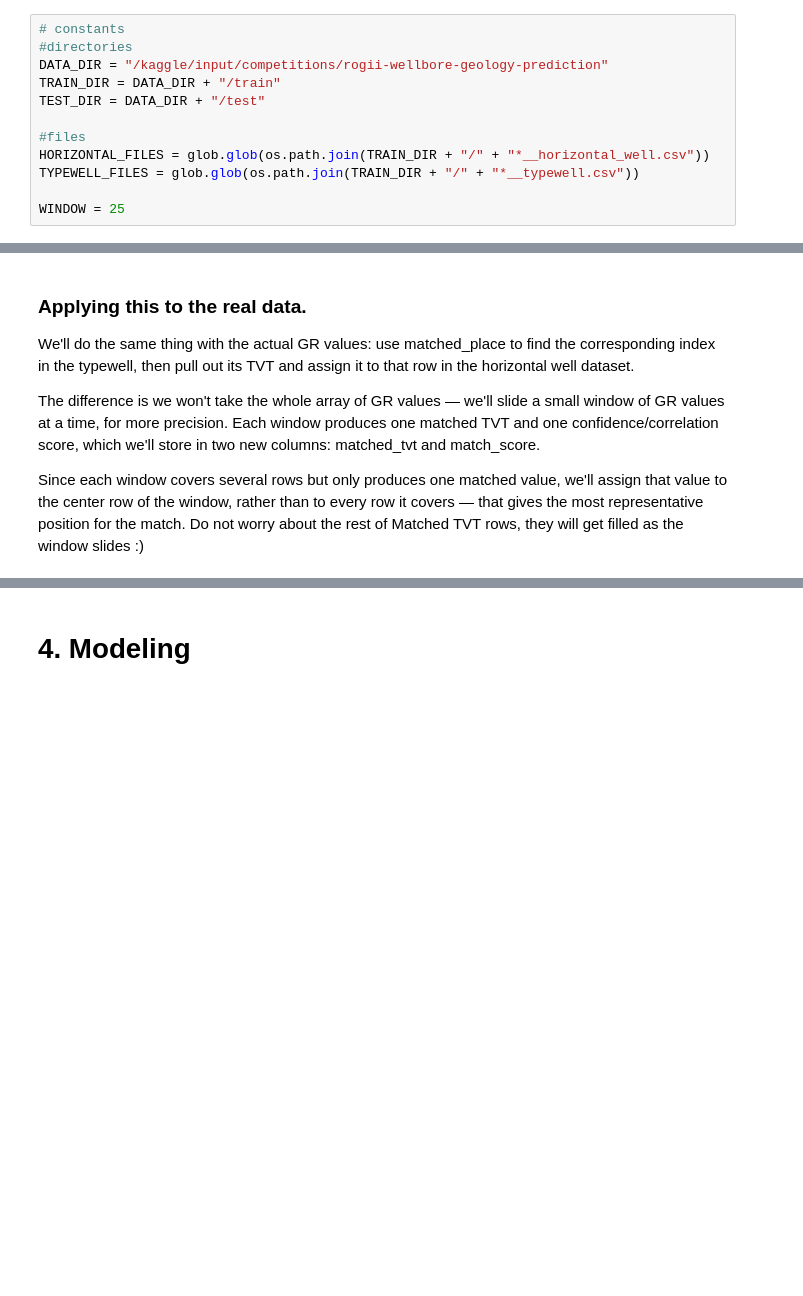
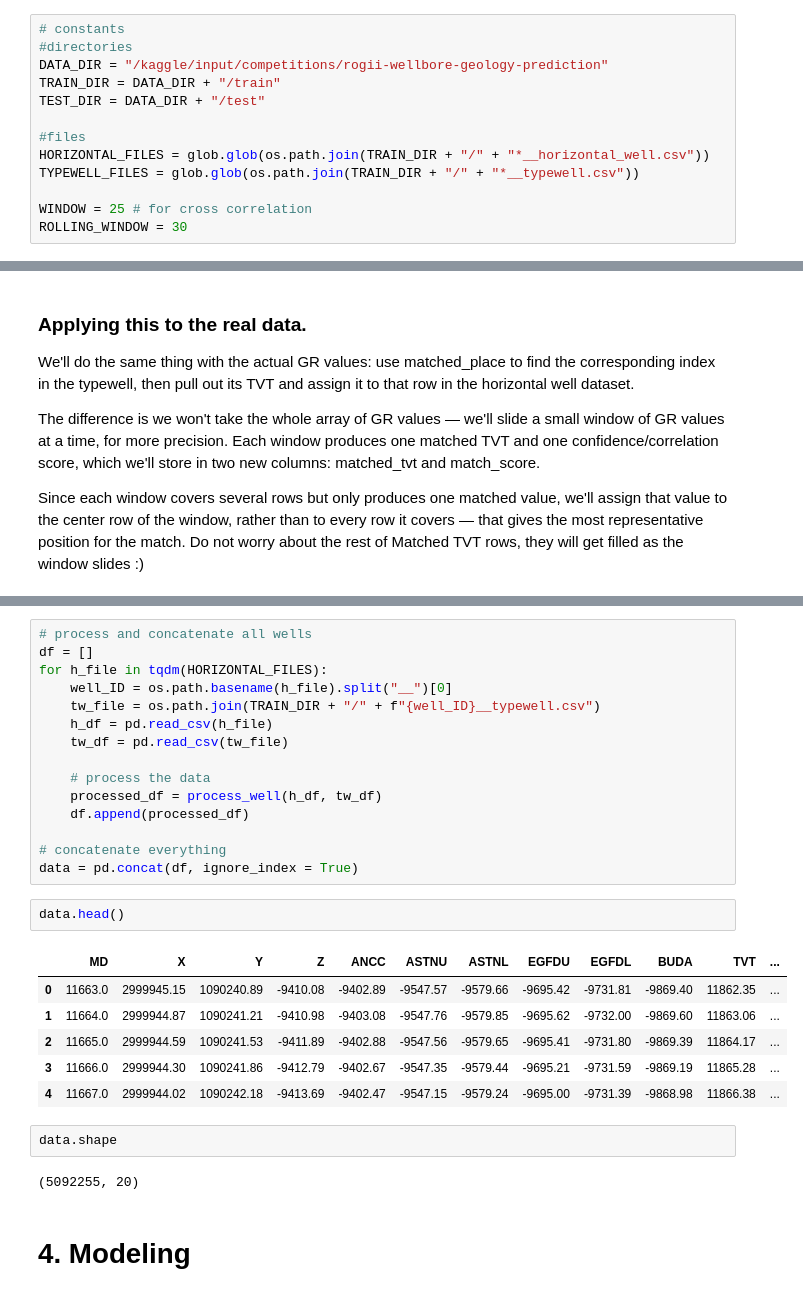
Before and after one commit to SarahBour/ROGII---Wellbore-Geology-Prediction, a Jupyter notebook: rogii-wellbore-geology-prediction.ipynb, the cells around one changed output, grey strips where cells are left out. Cells and saved outputs as stored; diff of their text form; blank space fills up the shorter version.

```diff
--- a/rogii-wellbore-geology-prediction.ipynb
+++ b/rogii-wellbore-geology-prediction.ipynb
@@ -50,7 +51,8 @@ TEST_DIR = DATA_DIR + "/test"
 HORIZONTAL_FILES = glob.glob(os.path.join(TRAIN_DIR + "/" + "*__horizontal_well.csv"))
 TYPEWELL_FILES = glob.glob(os.path.join(TRAIN_DIR + "/" + "*__typewell.csv"))
 
-WINDOW = 25
+WINDOW = 25 # for cross correlation
+ROLLING_WINDOW = 30
 # %%
 # code to see all files in the data/ input directory
 for dirname, _, filenames in os.walk('/kaggle/input'):
@@ -386,3 +408,31 @@ def process_well(h_df, well_ID, tw_df):
+# %%
+# process and concatenate all wells
+df = []
+for h_file in tqdm(HORIZONTAL_FILES):
+    well_ID = os.path.basename(h_file).split("__")[0]
+    tw_file = os.path.join(TRAIN_DIR + "/" + f"{well_ID}__typewell.csv")
+    h_df = pd.read_csv(h_file)
+    tw_df = pd.read_csv(tw_file)
+
+    # process the data
+    processed_df = process_well(h_df, tw_df)
+    df.append(processed_df)
+
+# concatenate everything
+data = pd.concat(df, ignore_index = True)
+# %%
+data.head()
+# %% [output]
+|  | MD | X | Y | Z | ANCC | ASTNU | ASTNL | EGFDU | EGFDL | BUDA | TVT | ... |
+| 0 | 11663.0 | 2999945.15 | 1090240.89 | -9410.08 | -9402.89 | -9547.57 | -9579.66 | -9695.42 | -9731.81 | -9869.40 | 11862.35 | ... |
+| 1 | 11664.0 | 2999944.87 | 1090241.21 | -9410.98 | -9403.08 | -9547.76 | -9579.85 | -9695.62 | -9732.00 | -9869.60 | 11863.06 | ... |
+| 2 | 11665.0 | 2999944.59 | 1090241.53 | -9411.89 | -9402.88 | -9547.56 | -9579.65 | -9695.41 | -9731.80 | -9869.39 | 11864.17 | ... |
+| 3 | 11666.0 | 2999944.30 | 1090241.86 | -9412.79 | -9402.67 | -9547.35 | -9579.44 | -9695.21 | -9731.59 | -9869.19 | 11865.28 | ... |
+| 4 | 11667.0 | 2999944.02 | 1090242.18 | -9413.69 | -9402.47 | -9547.15 | -9579.24 | -9695.00 | -9731.39 | -9868.98 | 11866.38 | ... |
+# %%
+data.shape
+# %% [output]
+(5092255, 20)
 # %% [markdown]
 # 4. Modeling
 # %% [markdown]
```
Also changed, not shown: parts of 17 cells of this notebook.
